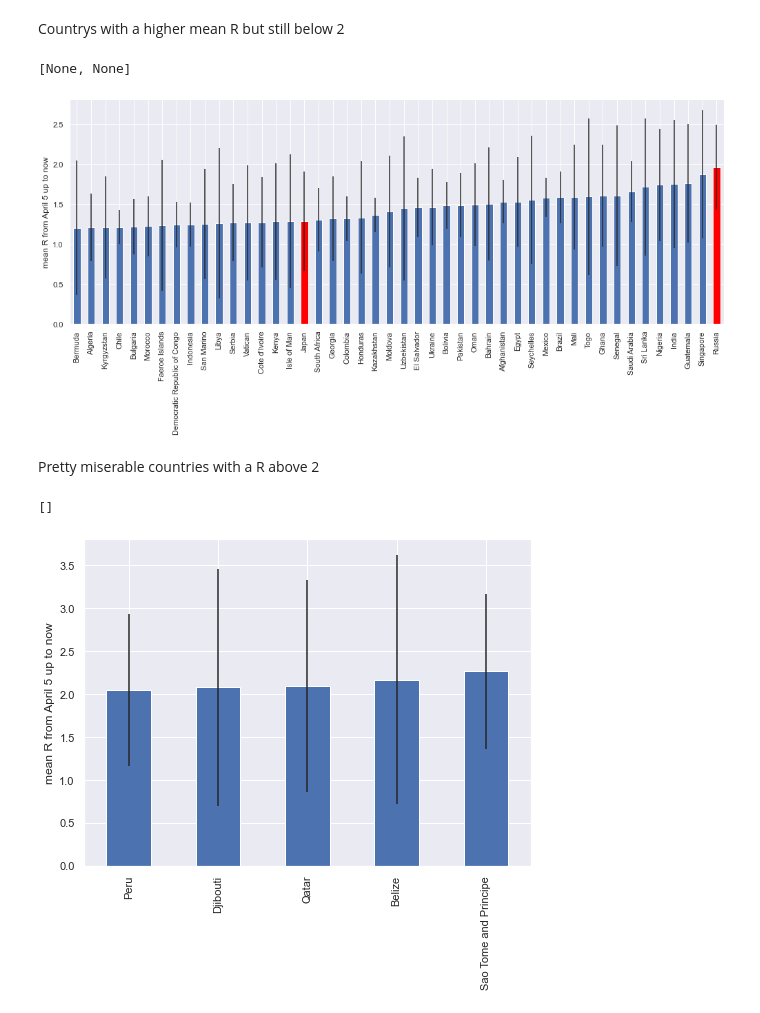
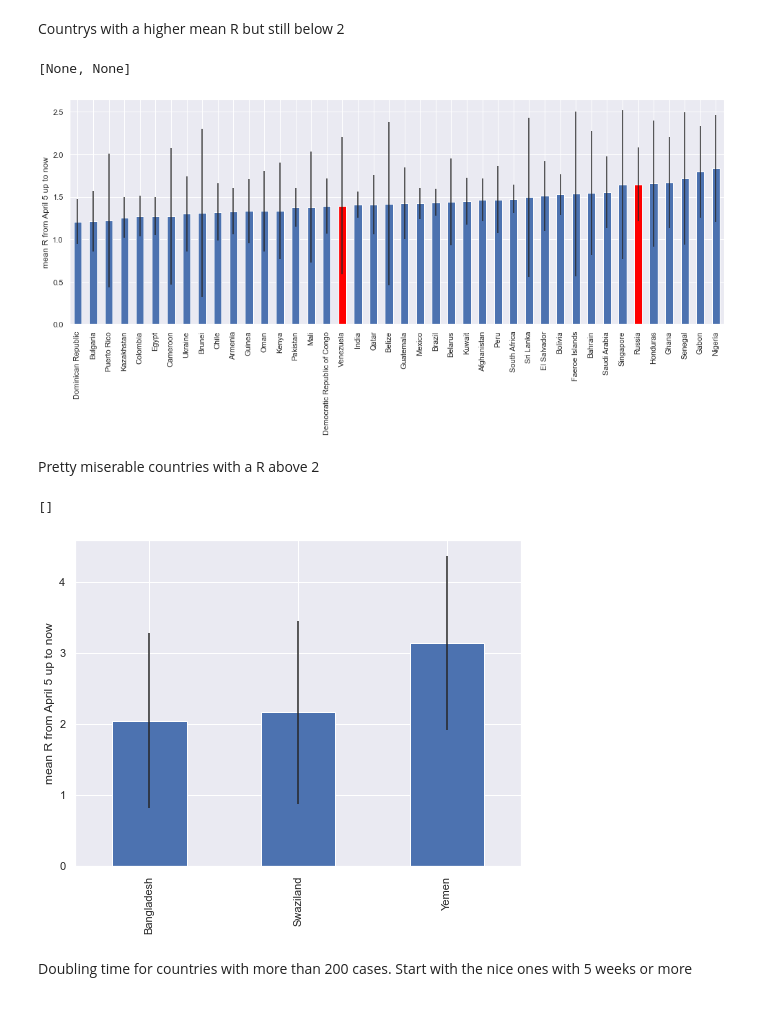
Before and after one commit to wtkranz/CoronaPlay, a Jupyter notebook: coronaplay.ipynb, the cells around one changed output. Cells and saved outputs as stored; diff of their text form; code cells hidden in the pictures.

```diff
--- a/coronaplay.ipynb
+++ b/coronaplay.ipynb
@@ -337,15 +497,35 @@ Countries with a mean R below 0.8. The only country below 0.3 is South Sudan whi
 # %%
-highlight = set(['Germany', 'France', 'World', 'Japan', 'Spain', 'Venezuela', 'Sweden',
-              'United States', 'United Kingdom', 'Turkey', 'Russia', 'China', 'Taiwan'])
+highlight = set(
+    [
+        "Germany",
+        "France",
+        "World",
+        "Japan",
+        "Spain",
+        "Venezuela",
+        "Sweden",
+        "United States",
+        "United Kingdom",
+        "Turkey",
+        "Russia",
+        "China",
+        "Taiwan",
+    ]
+)
 # %%
-pandas.set_option('use_inf_as_na', True)
-Rrecent = R[pandas.to_datetime("2020 April 5"):]
-Rmean = Rrecent[Rrecent > 0.3].mean().dropna()
-Rerr =  Rrecent.std().dropna()
+pandas.set_option("use_inf_as_na", True)
+Rrecent = R[
+    (pandas.to_datetime("today") - pandas.to_timedelta("30 days")) :
+]
+Rmean = Rrecent[Rrecent > 0.0].mean().dropna()
+Rerr = Rrecent.std().dropna()
 
-low = Rmean[(Rmean <= 0.8) & (Rerr < 0.5)].sort_values()
-ax = low.plot.bar(yerr=Rerr, figsize=(17, 6))
+low = Rmean[(Rmean <= 0.8) & (Rerr < 0.9)].sort_values()
+ax = low.plot.bar(yerr=Rerr, figsize=(17, 6), ylim=(0, 1.2))
 ax.set_ylabel("mean R from April 5 up to now")
-[ax.patches[low.index.get_loc(emph)].set_facecolor('red') for emph in (highlight & set(low.index.values))]
+[
+    ax.patches[low.index.get_loc(emph)].set_facecolor("red")
+    for emph in (highlight & set(low.index.values))
+]
 # %% [output]
 [None, None, None]
@@ -364,20 +549,30 @@ ax.axhline(1, c='grey', zorder=0)
 # %% [markdown]
 Countrys with a higher mean R but still below 2
 # %%
-higher = Rmean[(Rmean > 1.2) & (Rmean <= 2) & (Rerr < 1)].sort_values()
+higher = Rmean[
+    (Rmean > 1.2) & (Rmean <= 2) & (Rerr < 1)
+].sort_values()
 ax = higher.plot.bar(yerr=Rerr, figsize=(17, 6))
 ax.set_ylabel("mean R from April 5 up to now")
-[ax.patches[higher.index.get_loc(emph)].set_facecolor('red') for emph in (highlight & set(higher.index.values))]
+[
+    ax.patches[higher.index.get_loc(emph)].set_facecolor("red")
+    for emph in (highlight & set(higher.index.values))
+]
 # %% [output]
 [None, None]
-[figure, old version]
+[figure, new version]
 # %% [markdown]
 Pretty miserable countries with a R above 2
 # %%
 high = Rmean[(Rmean > 2) & (Rerr < 1.5)].sort_values()
 ax = high.plot.bar(yerr=Rerr, figsize=(8, 6))
 ax.set_ylabel("mean R from April 5 up to now")
-[ax.patches[high.index.get_loc(emph)].set_facecolor('red') for emph in (highlight & set(high.index.values))]
+[
+    ax.patches[high.index.get_loc(emph)].set_facecolor("red")
+    for emph in (highlight & set(high.index.values))
+]
 # %% [output]
 []
-[figure, old version]
+[figure, new version]
+# %% [markdown]
+Doubling time for countries with more than 200 cases. Start with the nice ones with 5 weeks or more
```
Also changed, not shown: parts of 39 cells of this notebook.
